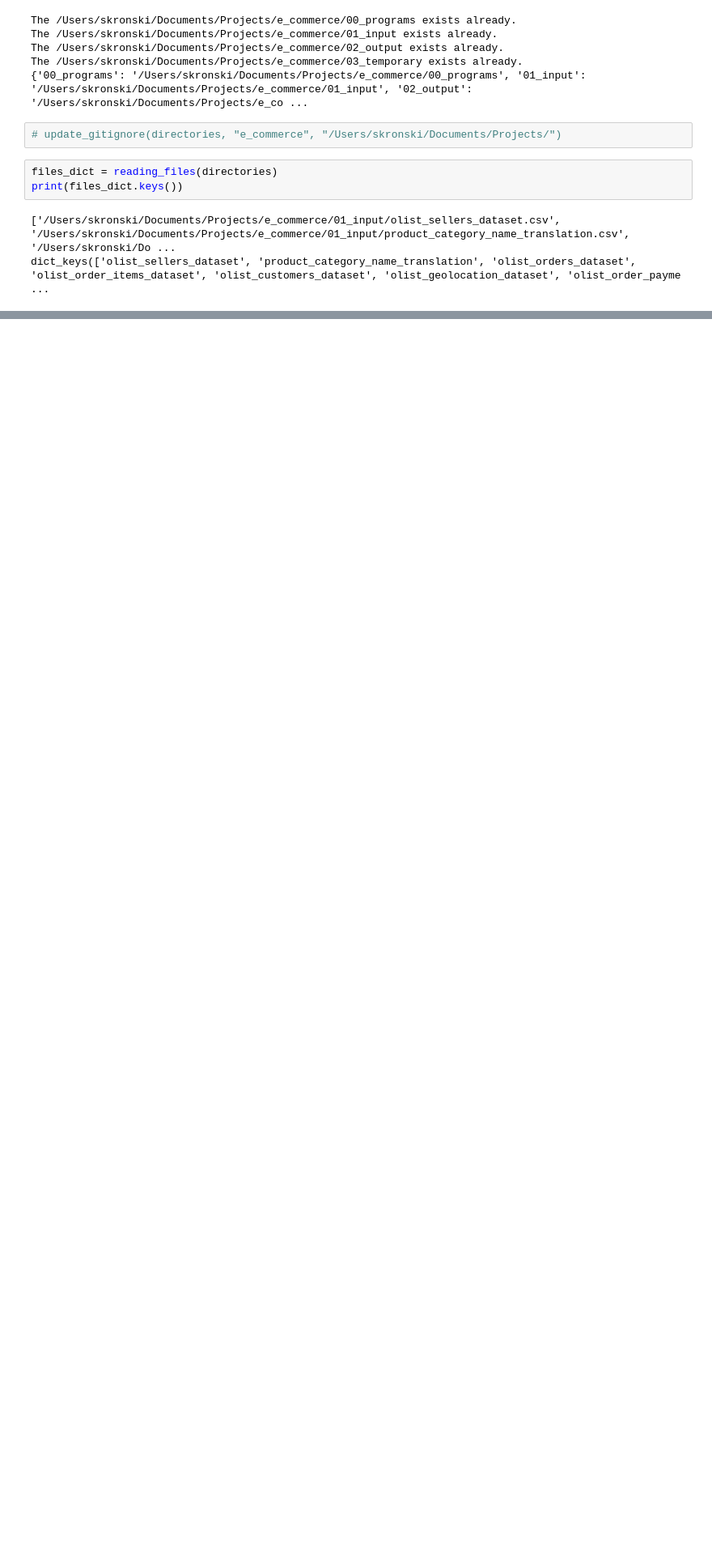
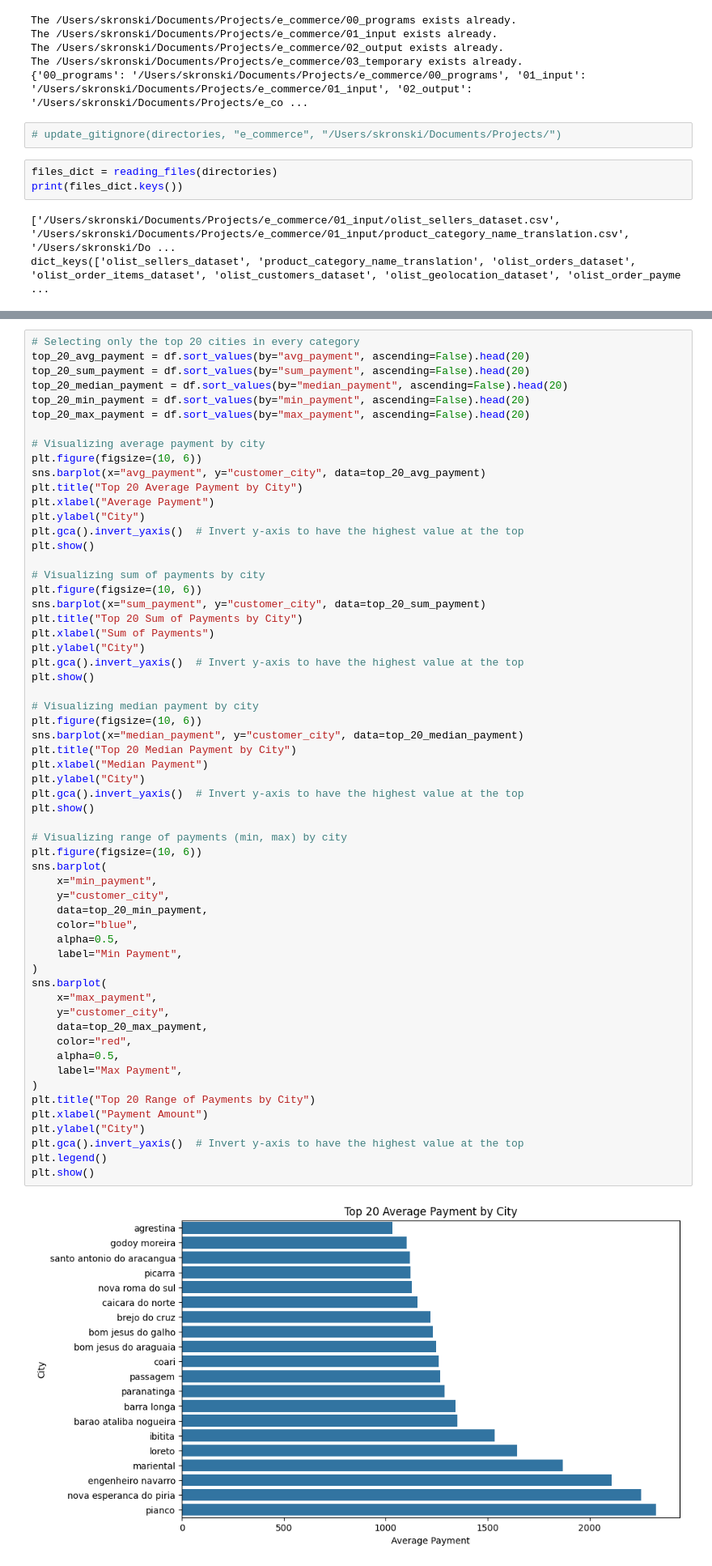
Before and after one commit to Skronski/e_commerce, a Jupyter notebook: 00_programs/data_overview_reading.ipynb, the cells around one changed output, grey strips where cells are left out. Shown at 81% size. Saved outputs shown, nothing was run; the diff lists cells and outputs as text; blank space fills up the shorter version.

```diff
--- a/00_programs/data_overview_reading.ipynb
+++ b/00_programs/data_overview_reading.ipynb
@@ -59,0 +188,61 @@ olist_products_dataset
+# %%
+# Selecting only the top 20 cities in every category
+top_20_avg_payment = df.sort_values(by="avg_payment", ascending=False).head(20)
+top_20_sum_payment = df.sort_values(by="sum_payment", ascending=False).head(20)
+top_20_median_payment = df.sort_values(by="median_payment", ascending=False).head(20)
+top_20_min_payment = df.sort_values(by="min_payment", ascending=False).head(20)
+top_20_max_payment = df.sort_values(by="max_payment", ascending=False).head(20)
+
+# Visualizing average payment by city
+plt.figure(figsize=(10, 6))
+sns.barplot(x="avg_payment", y="customer_city", data=top_20_avg_payment)
+plt.title("Top 20 Average Payment by City")
+plt.xlabel("Average Payment")
+plt.ylabel("City")
+plt.gca().invert_yaxis()  # Invert y-axis to have the highest value at the top
+plt.show()
+
+# Visualizing sum of payments by city
+plt.figure(figsize=(10, 6))
+sns.barplot(x="sum_payment", y="customer_city", data=top_20_sum_payment)
+plt.title("Top 20 Sum of Payments by City")
+plt.xlabel("Sum of Payments")
+plt.ylabel("City")
+plt.gca().invert_yaxis()  # Invert y-axis to have the highest value at the top
+plt.show()
+
+# Visualizing median payment by city
+plt.figure(figsize=(10, 6))
+sns.barplot(x="median_payment", y="customer_city", data=top_20_median_payment)
+plt.title("Top 20 Median Payment by City")
+plt.xlabel("Median Payment")
+plt.ylabel("City")
+plt.gca().invert_yaxis()  # Invert y-axis to have the highest value at the top
+plt.show()
+
+# Visualizing range of payments (min, max) by city
+plt.figure(figsize=(10, 6))
+sns.barplot(
+    x="min_payment",
+    y="customer_city",
+    data=top_20_min_payment,
+    color="blue",
+    alpha=0.5,
+    label="Min Payment",
+)
+sns.barplot(
+    x="max_payment",
+    y="customer_city",
+    data=top_20_max_payment,
+    color="red",
+    alpha=0.5,
+    label="Max Payment",
+)
+plt.title("Top 20 Range of Payments by City")
+plt.xlabel("Payment Amount")
+plt.ylabel("City")
+plt.gca().invert_yaxis()  # Invert y-axis to have the highest value at the top
+plt.legend()
+plt.show()
+# %% [output]
+[figure, added]
```
Also changed, not shown: parts of 15 cells of this notebook.
